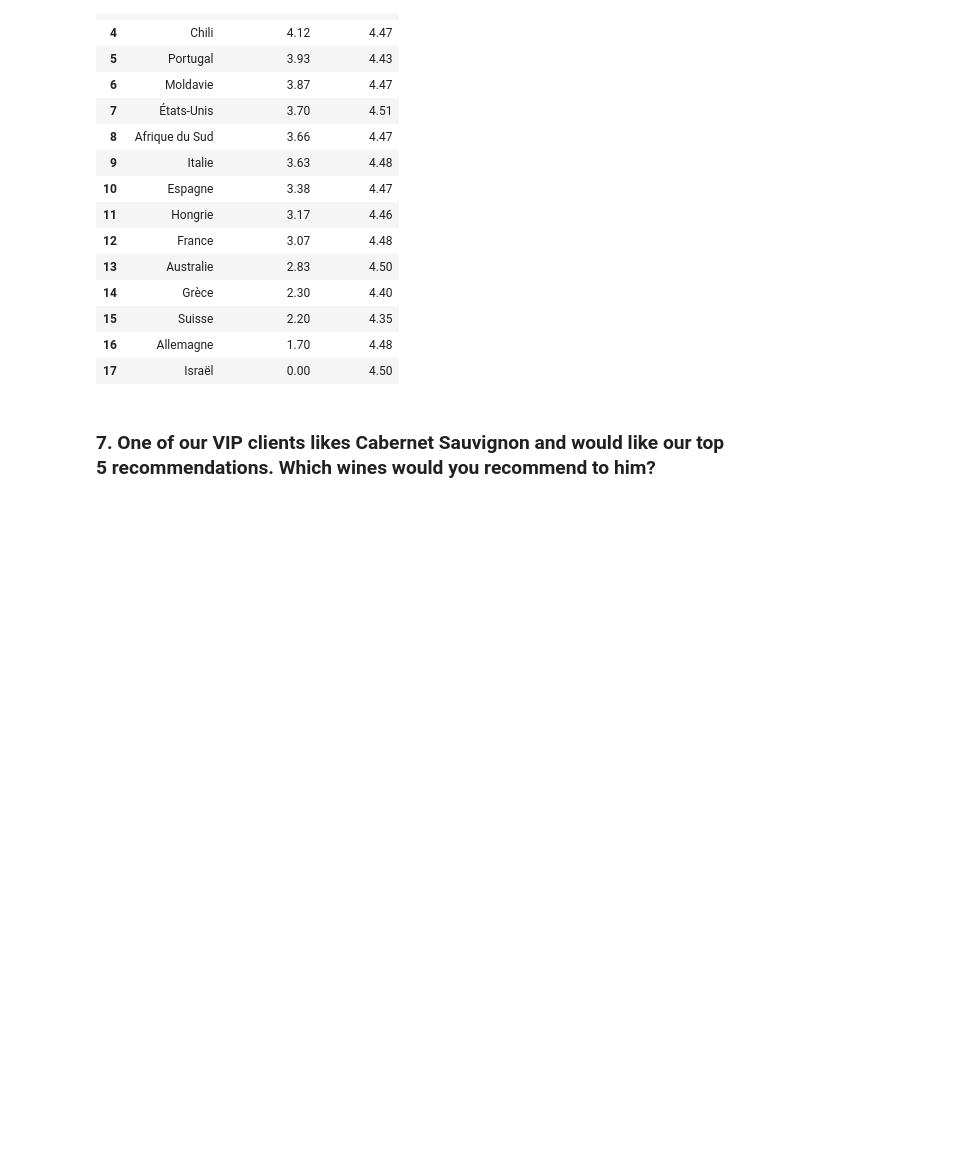
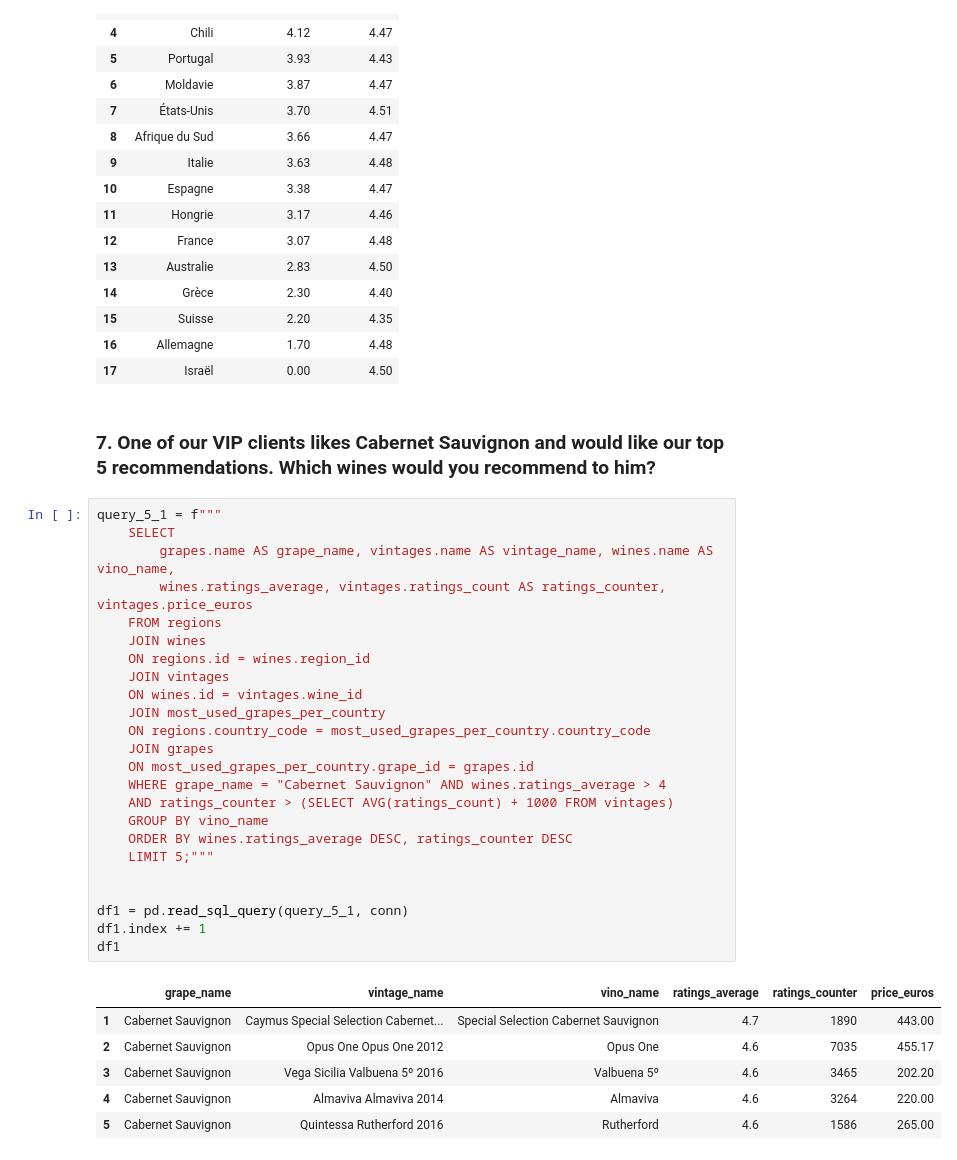
Before and after one commit to 1Dh2Be/Wiwino-Market-Analysis, a Jupyter notebook: src/queries.ipynb, the cells around one changed output. Cells and saved outputs as stored; diff of their text form; blank space fills up the shorter version.

```diff
--- a/src/queries.ipynb
+++ b/src/queries.ipynb
@@ -254,3 +275,34 @@ df
 | 17 | Israël | 0.00 | 4.50 |
 # %% [markdown]
 ### 7. One of our VIP clients likes Cabernet Sauvignon and would like our top 5 recommendations. Which wines would you recommend to him?
+# %%
+query_5_1 = f"""
+    SELECT
+        grapes.name AS grape_name, vintages.name AS vintage_name, wines.name AS vino_name,
+        wines.ratings_average, vintages.ratings_count AS ratings_counter, vintages.price_euros
+    FROM regions
+    JOIN wines
+    ON regions.id = wines.region_id
+    JOIN vintages
+    ON wines.id = vintages.wine_id
+    JOIN most_used_grapes_per_country
+    ON regions.country_code = most_used_grapes_per_country.country_code
+    JOIN grapes
+    ON most_used_grapes_per_country.grape_id = grapes.id
+    WHERE grape_name = "Cabernet Sauvignon" AND wines.ratings_average > 4
+    AND ratings_counter > (SELECT AVG(ratings_count) + 1000 FROM vintages)
+    GROUP BY vino_name
+    ORDER BY wines.ratings_average DESC, ratings_counter DESC
+    LIMIT 5;"""
+
+
+df1 = pd.read_sql_query(query_5_1, conn)
+df1.index += 1
+df1
+# %% [output]
+|  | grape_name | vintage_name | vino_name | ratings_average | ratings_counter | price_euros |
+| 1 | Cabernet Sauvignon | Caymus Special Selection Cabernet... | Special Selection Cabernet Sauvignon | 4.7 | 1890 | 443.00 |
+| 2 | Cabernet Sauvignon | Opus One Opus One 2012 | Opus One | 4.6 | 7035 | 455.17 |
+| 3 | Cabernet Sauvignon | Vega Sicilia Valbuena 5º 2016 | Valbuena 5º | 4.6 | 3465 | 202.20 |
+| 4 | Cabernet Sauvignon | Almaviva Almaviva 2014 | Almaviva | 4.6 | 3264 | 220.00 |
+| 5 | Cabernet Sauvignon | Quintessa Rutherford 2016 | Rutherford | 4.6 | 1586 | 265.00 |
```
Also changed, not shown: parts of 6 cells of this notebook.
